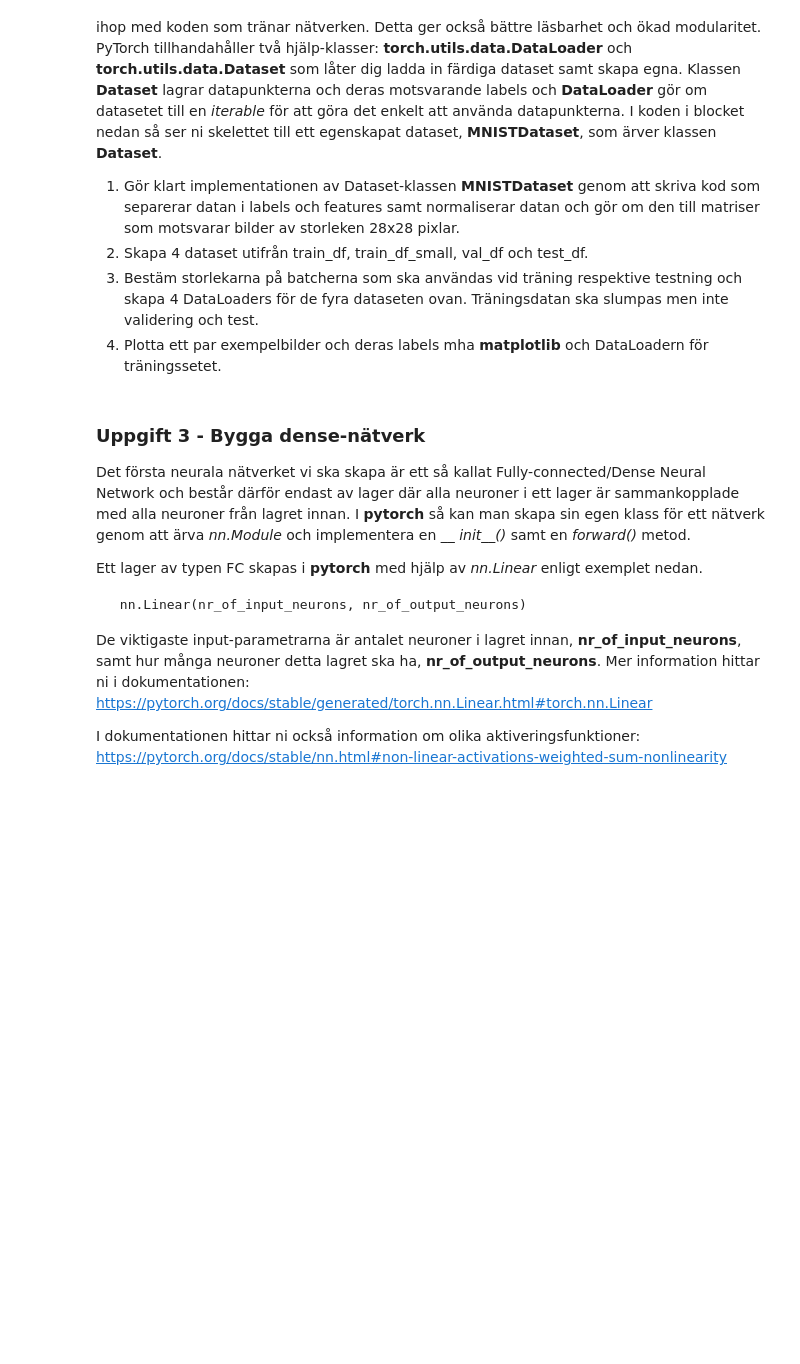
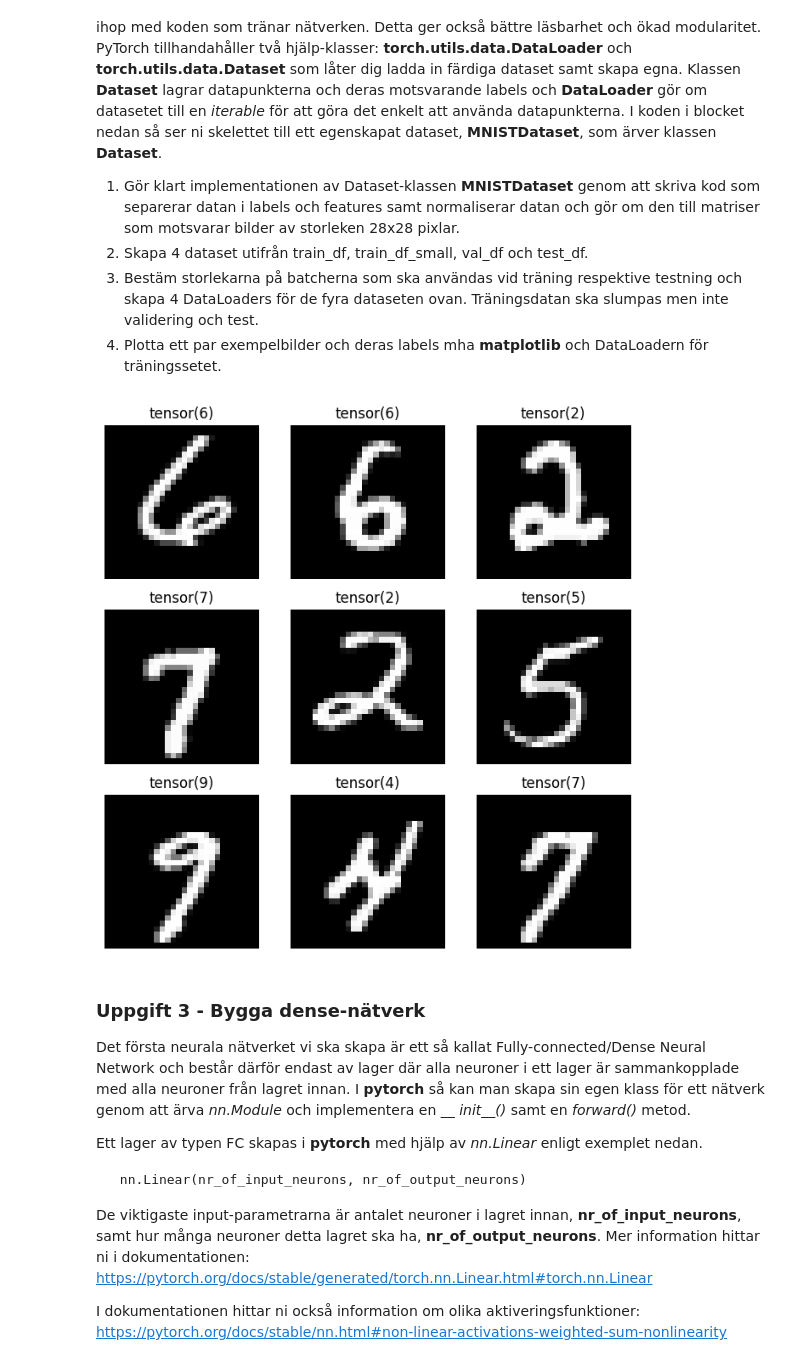
Before and after one commit to Gsson1337/Assignment3ML, a Jupyter notebook: ML_Assignment_3.ipynb, the cells around one changed output. Saved outputs shown, nothing was run; the diff lists cells and outputs as text; code cells hidden in the pictures; blank space fills up the shorter version.

```diff
--- a/ML_Assignment_3.ipynb
+++ b/ML_Assignment_3.ipynb
@@ -50,15 +50,15 @@ from sklearn.svm import SVC
 # Uppgift 1.1
 
 # Load the two files into dataframes using pandas and store
-train_df = # CODE HERE
-test_df = # CODE HERE
+train_df = pd.read_csv(r"C:/Users/johan/OneDrive/Dokument/GitHub/Assignment3ML/train.CSV")
+test_df = pd.read_csv(r"C:/Users/johan/OneDrive/Dokument/GitHub/Assignment3ML/test.CSV")
 # %%
 # Uppgift 1.2
 
 # Separate the data into a suitable split between training and validation
 # by specifing the number of samples in the training set, n_training_data.
 n_training_small = 1000
-n_training_large = # CODE HERE
+n_training_large = len(train_df) * 4//5
 
 
 print('Training data - small: {}'.format(n_training_small))
@@ -104,11 +136,15 @@ class MNISTDataset(Dataset):
   def __init__(self, df):
     # Separate the labels and the pixel values into the arrays y and x, respectively.
     # CODE HERE
-    y =
-    x =
+    y = []
+    x = []
 
     # Normalize the x-values and transform the data into images of size (color channels, width, height), i.e. w(1, 28, 28).
     # CODE HERE
+    for index, row in df.iterrows():
+      y.append(row["label"])
+      pixel=row.loc[df.columns != "label"]
+      x.append(pixel.values.reshape((28,28)) / 255)
 
     # the numpy arrays are converted into tensors that will be used in the training and testing of the network
     self.x=torch.tensor(x,dtype=torch.float32)
@@ -125,10 +161,10 @@ class MNISTDataset(Dataset):
 # Uppgift 2.2
 
 # Create four datasets, from the dataframes defined earlier, using the MNISTDataset class
-train_dataset =
-train_dataset_small =
-val_dataset =
-test_dataset =
+train_dataset = MNISTDataset(train_df)
+train_dataset_small = MNISTDataset(train_df_small)
+val_dataset = MNISTDataset(val_df)
+test_dataset = MNISTDataset(test_df)
 # %%
 # Uppgift 2.3
 
@@ -144,8 +180,21 @@ test_dload =
 # %%
 # Uppgift 2.4
 
 # Plot images and labels for a few examples using the DataLoader for the training set.
 # CODE HERE
+
+figure = plt.figure(figsize=(8, 8))
+cols, rows = 3, 3
+for i in range(1, cols * rows + 1):
+    sample_idx = torch.randint(len(train_dataset), size=(1,)).item()
+    img, label = train_dataset[sample_idx]
+    figure.add_subplot(rows, cols, i)
+    plt.title(label)
+    plt.axis("off")
+    plt.imshow(img.squeeze(), cmap="gray")
+plt.show()
+# %% [output]
+[figure, added]
 # %% [markdown]
 ### Uppgift 3 - Bygga dense-nätverk
 
```
Also changed, not shown: parts of 20 cells of this notebook, 4 other files.
